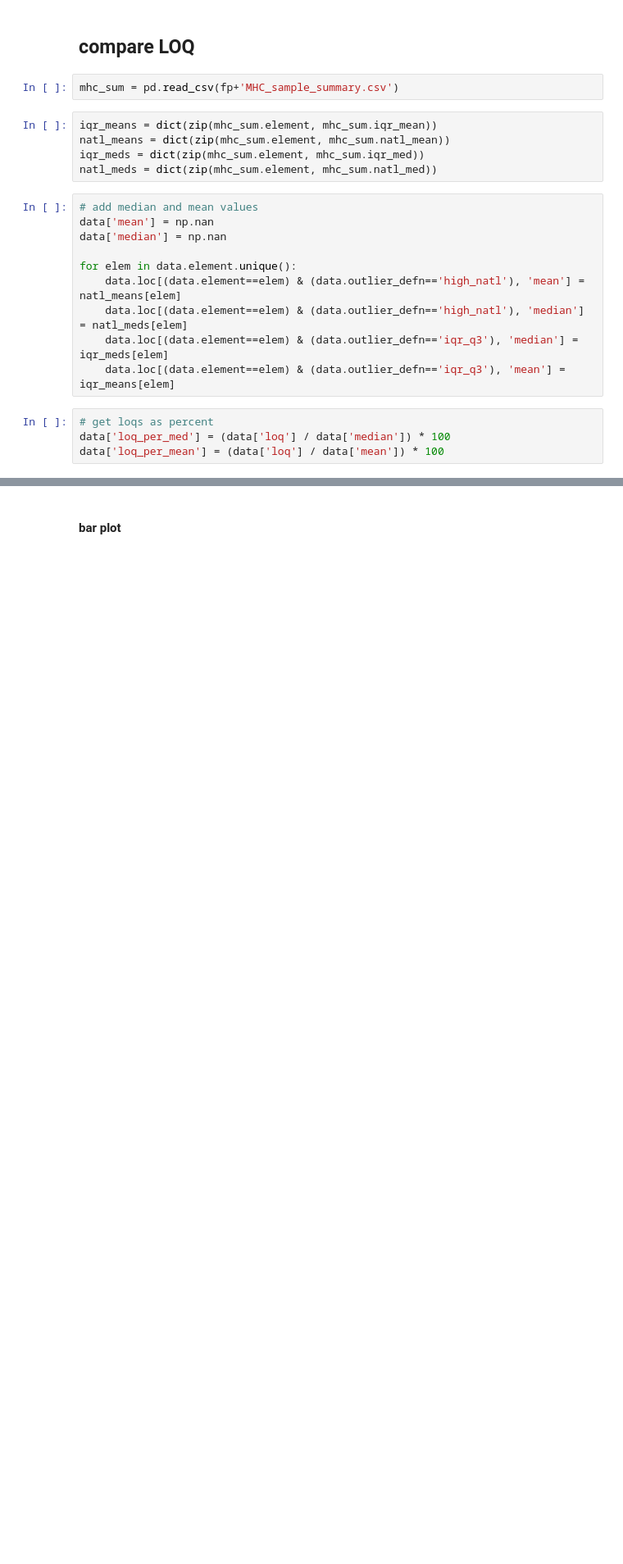
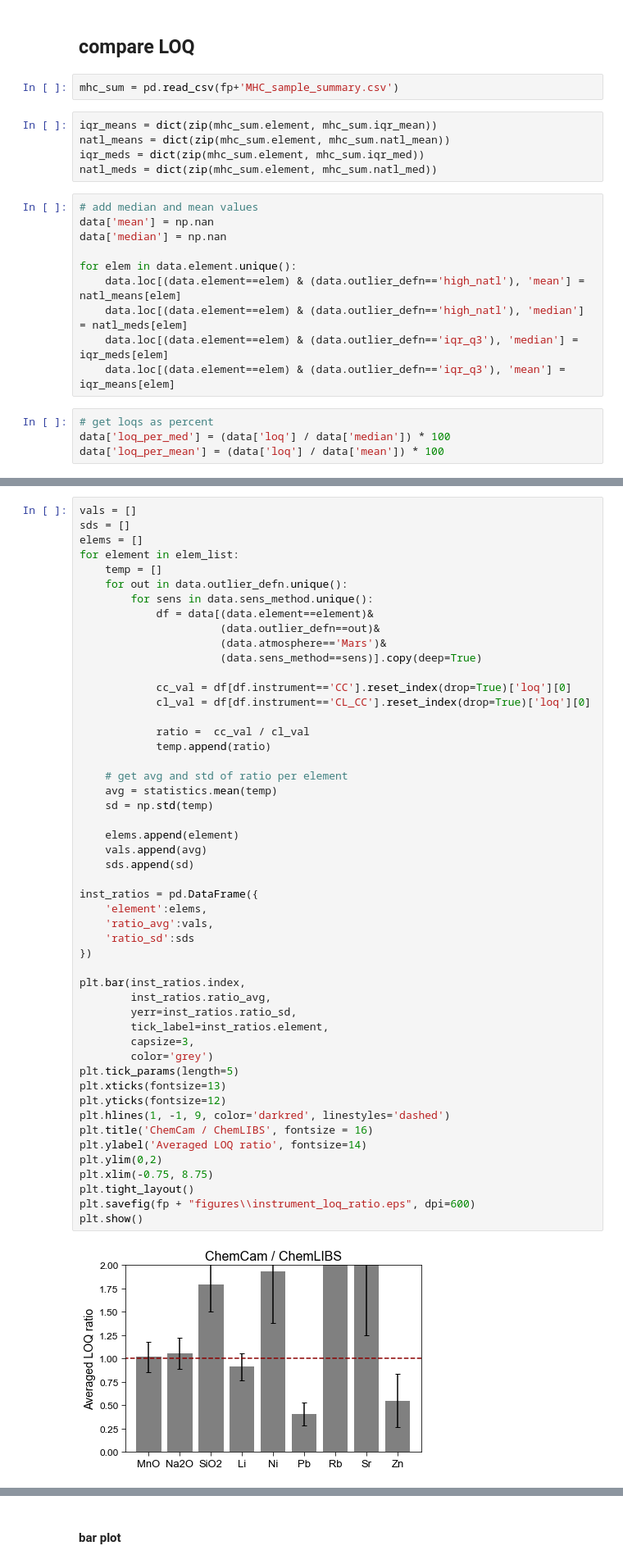
Before and after one commit to ytsmacr/LOD-paper, a Jupyter notebook: Figures.ipynb, the cells around one changed output, grey strips where cells are left out. Shown: that part at 82% size. Drawn from its saved outputs; the diff is of its cells as text; blank space fills up the shorter version.

```diff
--- a/Figures.ipynb
+++ b/Figures.ipynb
@@ -312,0 +217,52 @@ plt.show()
+# %%
+vals = []
+sds = []
+elems = []
+for element in elem_list:
+    temp = []
+    for out in data.outlier_defn.unique():
+        for sens in data.sens_method.unique():
+            df = data[(data.element==element)&
+                      (data.outlier_defn==out)&
+                      (data.atmosphere=='Mars')&
+                      (data.sens_method==sens)].copy(deep=True)
+
+            cc_val = df[df.instrument=='CC'].reset_index(drop=True)['loq'][0]
+            cl_val = df[df.instrument=='CL_CC'].reset_index(drop=True)['loq'][0]
+
+            ratio =  cc_val / cl_val
+            temp.append(ratio)
+
+    # get avg and std of ratio per element
+    avg = statistics.mean(temp)
+    sd = np.std(temp)
+
+    elems.append(element)
+    vals.append(avg)
+    sds.append(sd)
+
+inst_ratios = pd.DataFrame({
+    'element':elems,
+    'ratio_avg':vals,
+    'ratio_sd':sds
+})
+
+plt.bar(inst_ratios.index,
+        inst_ratios.ratio_avg,
+        yerr=inst_ratios.ratio_sd,
+        tick_label=inst_ratios.element,
+        capsize=3,
+        color='grey')
+plt.tick_params(length=5)
+plt.xticks(fontsize=13)
+plt.yticks(fontsize=12)
+plt.hlines(1, -1, 9, color='darkred', linestyles='dashed')
+plt.title('ChemCam / ChemLIBS', fontsize = 16)
+plt.ylabel('Averaged LOQ ratio', fontsize=14)
+plt.ylim(0,2)
+plt.xlim(-0.75, 8.75)
+plt.tight_layout()
+plt.savefig(fp + "figures\\instrument_loq_ratio.eps", dpi=600)
+plt.show()
+# %% [output]
+[figure, added]
```
Also changed, not shown: parts of 16 cells of this notebook.
